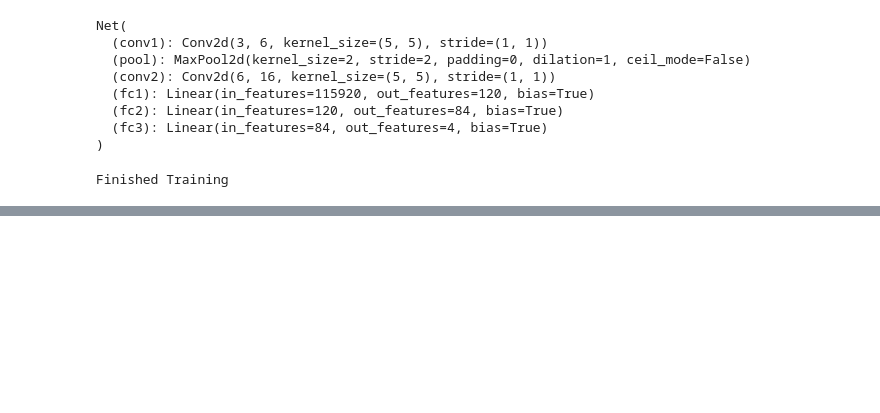
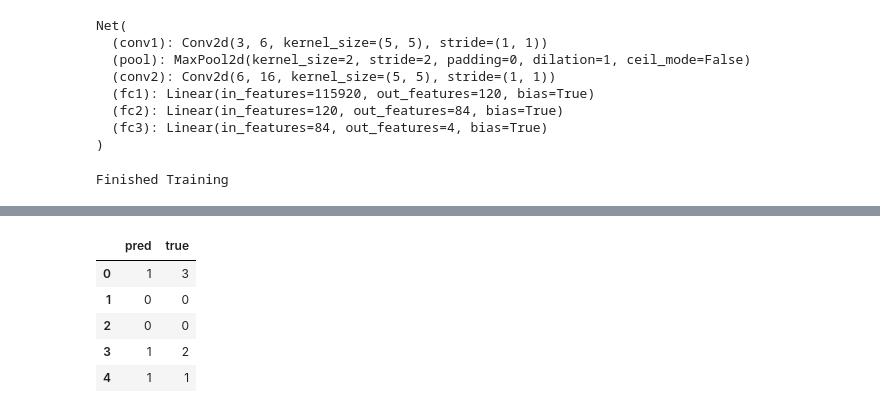
Before and after one commit to erinlopez/ADT, a Jupyter notebook: drums pytorch.ipynb, the cells around one changed output, grey strips where cells are left out. Cells and saved outputs as stored; diff of their text form; code cells hidden in the pictures; blank space fills up the shorter version.

```diff
--- a/drums pytorch.ipynb
+++ b/drums pytorch.ipynb
@@ -147,0 +146,11 @@ Accuracy of the network on the test images: 87 %
+# %%
+import pandas as pd
+df = pd.DataFrame({'pred':predlst, 'true':truth})
+df.head()
+# %% [output]
+|  | pred | true |
+| 0 | 1 | 3 |
+| 1 | 0 | 0 |
+| 2 | 0 | 0 |
+| 3 | 1 | 2 |
+| 4 | 1 | 1 |
```
Also changed, not shown: parts of 7 cells of this notebook.
